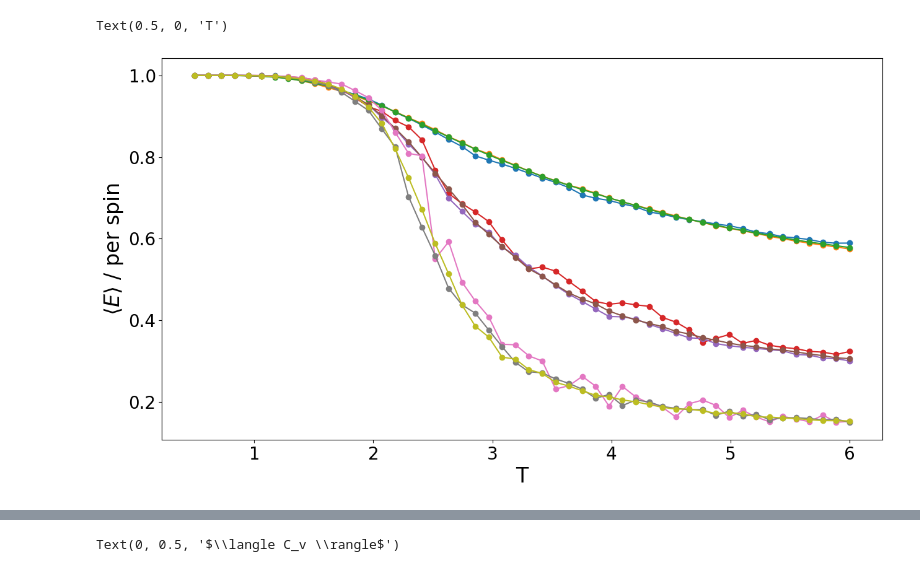
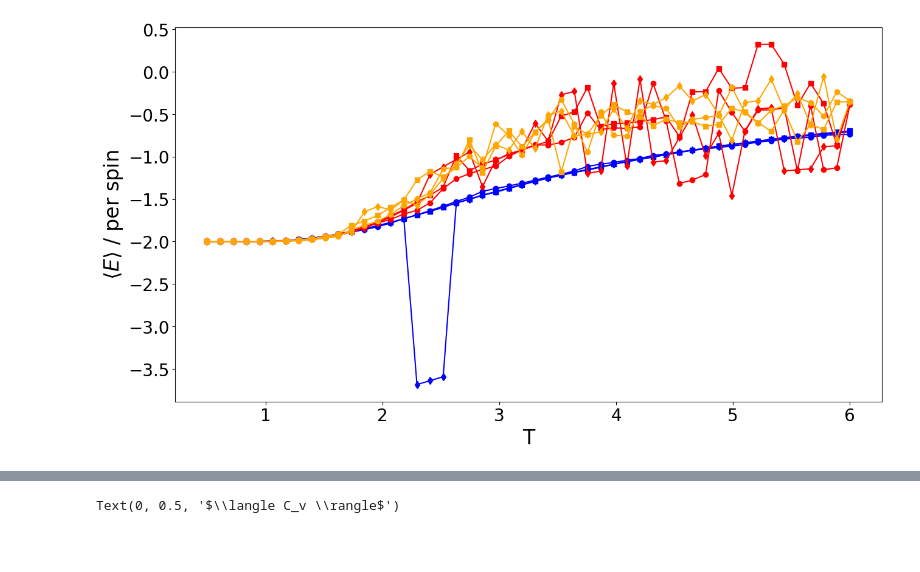
Before and after one commit to Modelizacion-de-Materiales/ModelizacionSolucionProblemas, a Jupyter notebook: Guia5-MC/Guia5-MC-python/MC_plots.ipynb, the cells around one changed output, grey strips where cells are left out. Saved outputs shown, nothing was run; the diff lists cells and outputs as text; code cells hidden in the pictures; blank space fills up the shorter version.

Commit message:
coding convergence in plots

```diff
--- a/Guia5-MC/Guia5-MC-python/MC_plots.ipynb
+++ b/Guia5-MC/Guia5-MC-python/MC_plots.ipynb
@@ -29,8 +27,13 @@ for size, resultsize in results.items():
 for size, steps in product(sizes, mcsteps):
     results[size][steps] = pd.read_csv(f'results_{size}x{size}_{steps}.dat', header=0)
+# %%
+markersymbols = ['o','s','d','^', 'P', 'X', 'h', '*']
+linecolors = ['blue', 'red', 'orange', 'steel', 'purple', 'maroon']
 # %%
-for size, resultsize in results.items():
-    for nsteps, resultsizestep in resultsize.items():
-        plt.plot(resultsizestep['T'], resultsizestep['Emean']/size**2,'-o')
-plt.ylabel(r'$\langle E \rangle$ / per spin')
-plt.xlabel('T')
+def plot_convergence_size_steps(results, observable = 'Emean',
+                               symbol = 'E'):
+    for j, (size, resultsize) in enumerate(results.items()):
+        for i, (nsteps, resultsizestep) in enumerate(resultsize.items()):
+            plt.plot(resultsizestep['T'], resultsizestep[observable]/size**2,'-', marker=markersymbols[i], color=linecolors[j])
+    plt.ylabel(fr'$\langle {symbol} \rangle$ / per spin')
+    plt.xlabel('T')
@@ -40,9 +40,4 @@ Text(0.5, 0, 'T')
-# %%
-for size, resultsize in results.items():
-    for nsteps, resultsizestep in resultsize.items():
-        plt.plot(resultsizestep['T'], resultsizestep['MabsMEAN']/size**2,'-o')
-plt.ylabel(r'$\langle E \rangle$ / per spin')
-plt.xlabel('T')
-# %% [output]
-Text(0.5, 0, 'T')
-[figure, removed]
+# %%
+plot_convergence_size_steps(results, observable='Emean')
+# %% [output]
+[figure, added]
```
Also changed, not shown: parts of 9 cells of this notebook.
